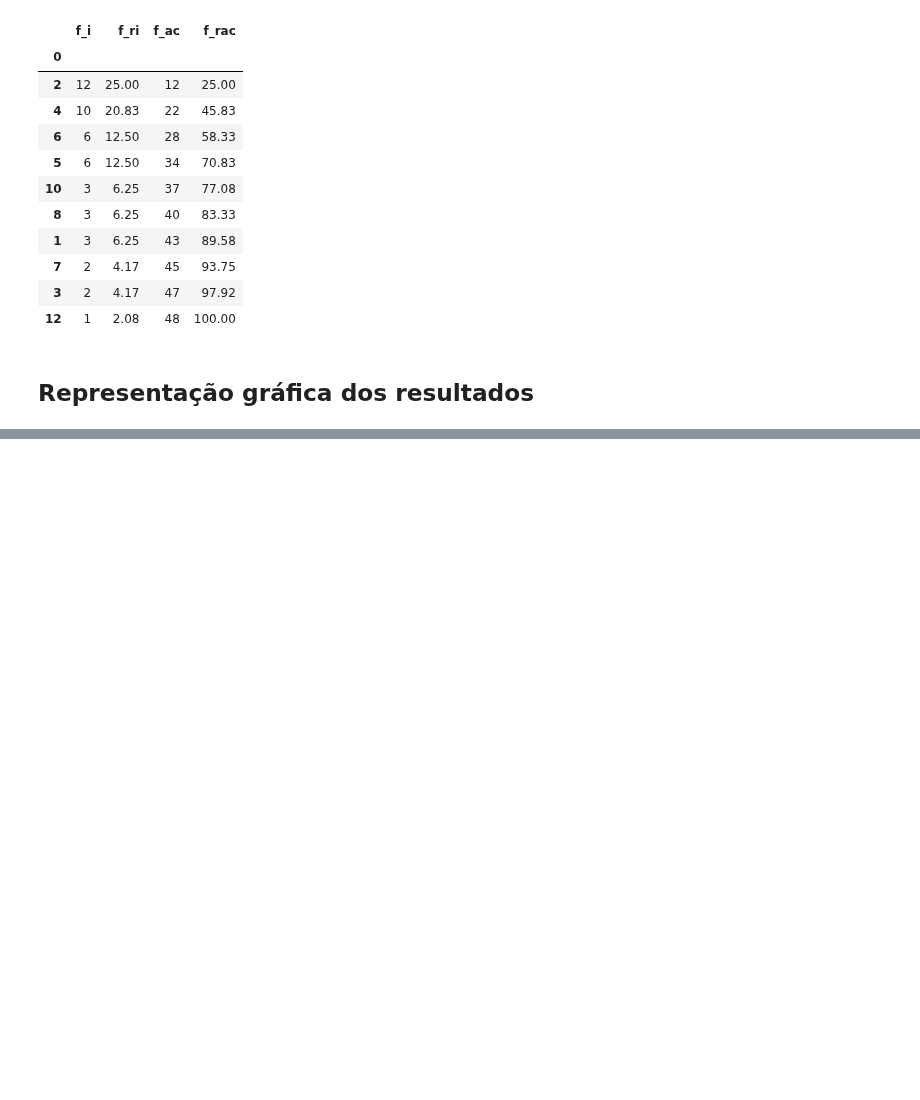
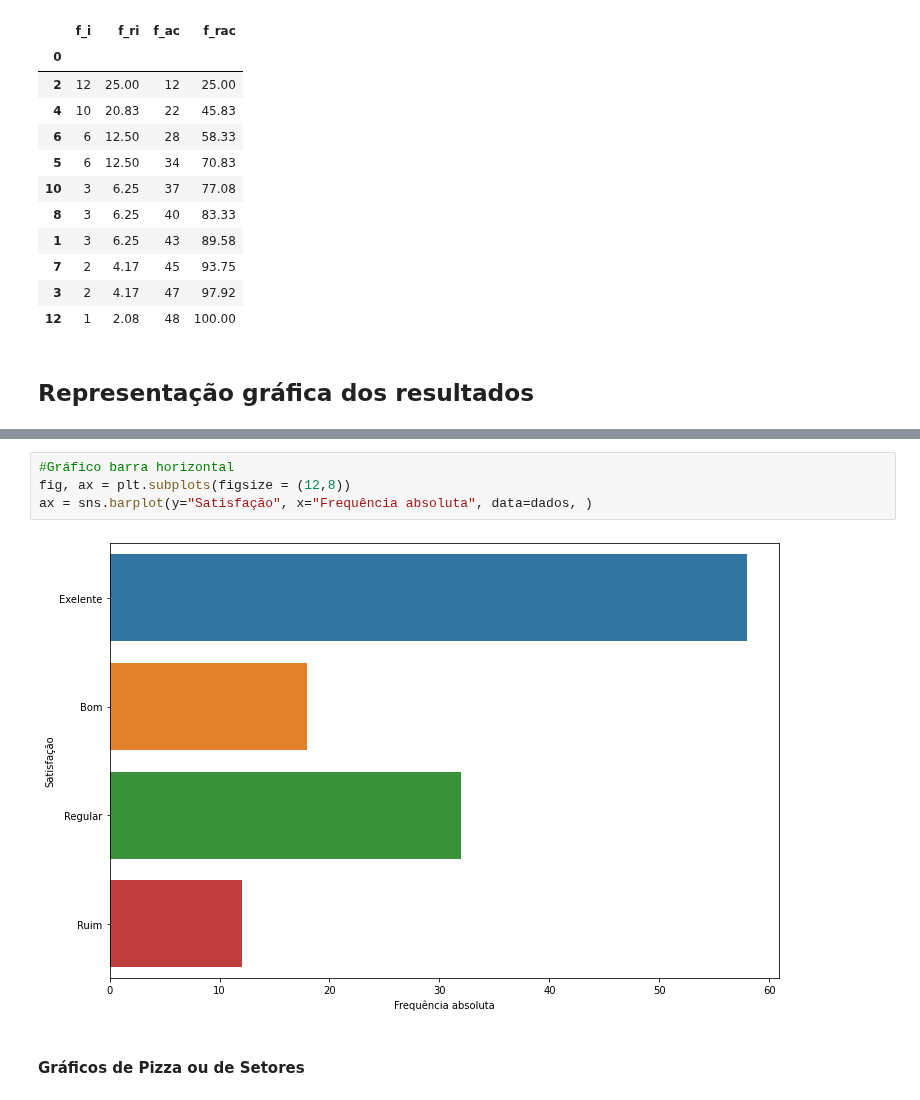
Before and after one commit to jvataidee/ManualdeAnalisedeDadosPython, a Jupyter notebook: cap2_estatistica_descritiva_univariada.ipynb, the cells around one changed output, grey strips where cells are left out. Cells and saved outputs as stored; diff of their text form; blank space fills up the shorter version.

```diff
--- a/cap2_estatistica_descritiva_univariada.ipynb
+++ b/cap2_estatistica_descritiva_univariada.ipynb
@@ -124,0 +150,8 @@ Soma da Frequência Absoluta 100.0 %
+# %%
+#Gráfico barra horizontal
+fig, ax = plt.subplots(figsize = (12,8))
+ax = sns.barplot(y="Satisfação", x="Frequência absoluta", data=dados, )
+# %% [output]
+[figure, added]
+# %% [markdown]
+#### Gráficos de Pizza ou de Setores
```
Also changed, not shown: parts of 5 cells of this notebook.
